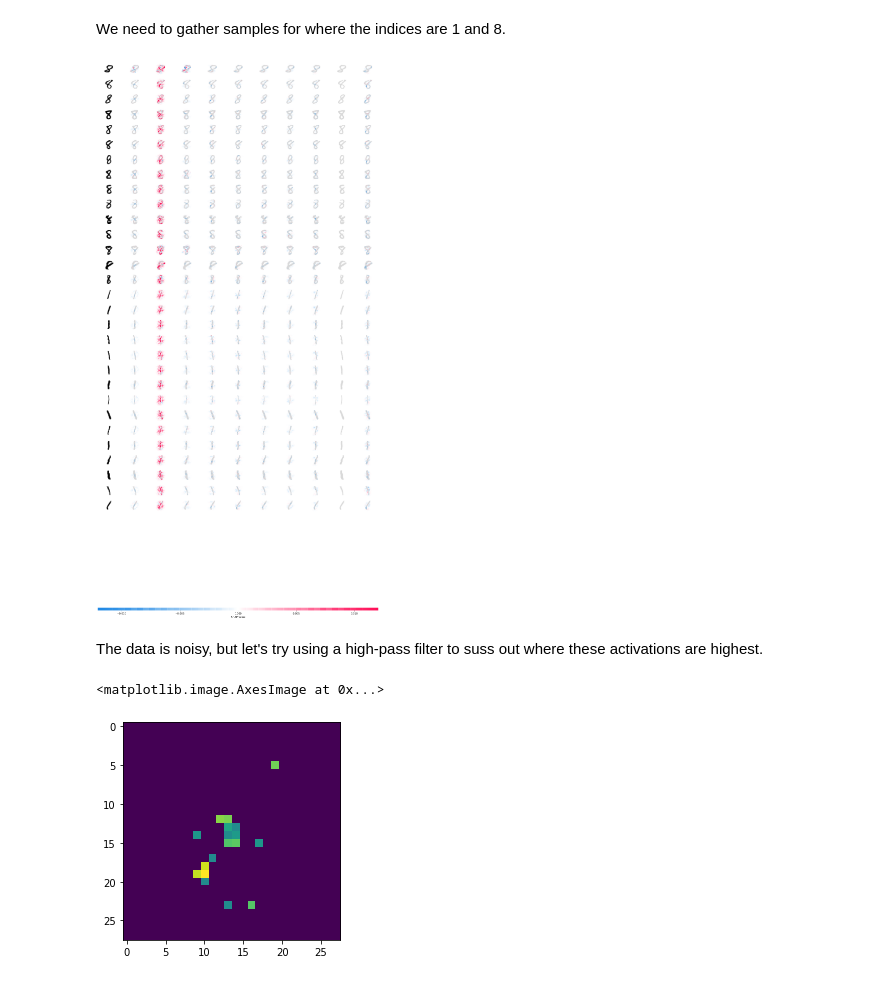
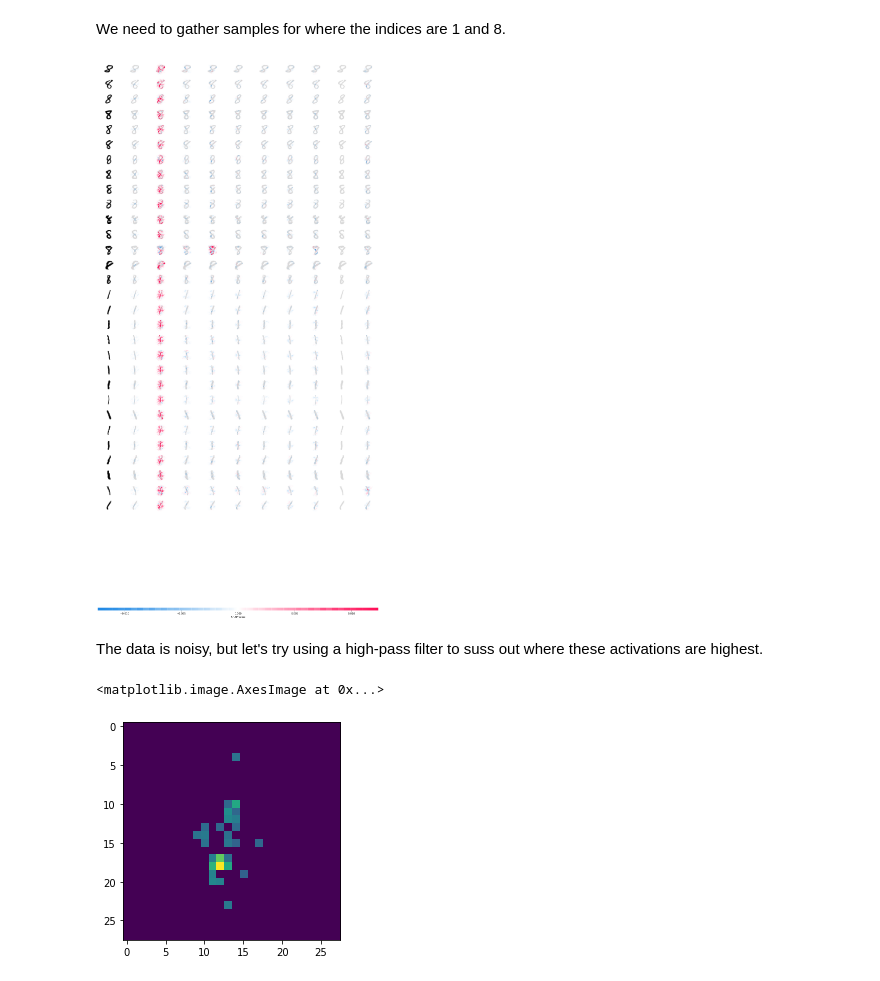
Before and after one commit to pkage/class_introspection, a Jupyter notebook: initial-explorations/MNIST- Keras.ipynb, the cells around one changed output. Cells and saved outputs as stored; diff of their text form; code cells hidden in the pictures.

```diff
--- a/initial-explorations/MNIST- Keras.ipynb
+++ b/initial-explorations/MNIST- Keras.ipynb
@@ -8,7 +10,17 @@ import matplotlib.pyplot as plt
 import random
 import pickle
 import os
+import math
+from nbcache import cacheable
+from tqdm.notebook import tqdm
 
+@cacheable('mnist.pickle')
+def get_mnist():
+    return fetch_openml('mnist_784', data_home='../datasets')
+
+mnist = get_mnist()
+
+'''
 # cache locally
 if not os.path.exists('./mnist.pickle'):
     print('No cached MNIST data, downloading...')
@@ -17,6 +29,6 @@ if not os.path.exists('./mnist.pickle'):
 else:
     print('Unpacking MNIST from cache...')
     mnist = pickle.load(open('./mnist.pickle', 'rb'))
-
+'''
 print(mnist.DESCR)
 # %% [output]
@@ -330,7 +340,7 @@ shap_values_hw = exp_hw.shap_values(X_tst[idx_of_interest])
 # use a negative to make a prettier display (black on white instead of white on black)
 shap.image_plot(shap_values_hw, -X_tst[idx_of_interest])
 # %% [output]
-[figure, old version]
+[figure, new version]
 # %% [markdown]
 The data is noisy, but let's try using a high-pass filter to suss out where these activations are highest.
 # %%
@@ -339,10 +349,10 @@ def high_pass_filter(mtx, activation):
 # %%
 # one of the eights
 
-plt.imshow(high_pass_filter(shap_values_hw[1][4],0.008))
+plt.imshow(high_pass_filter(shap_values_hw[1][14],0.008))
 # %% [output]
 <matplotlib.image.AxesImage at 0x...>
-[figure, old version]
+[figure, new version]
 # %%
 plt.imshow(high_pass_filter(shap_values_hw[1][15],0.008))
 # %% [output]
```
Also changed, not shown: parts of 50 cells of this notebook, 1 other file.
